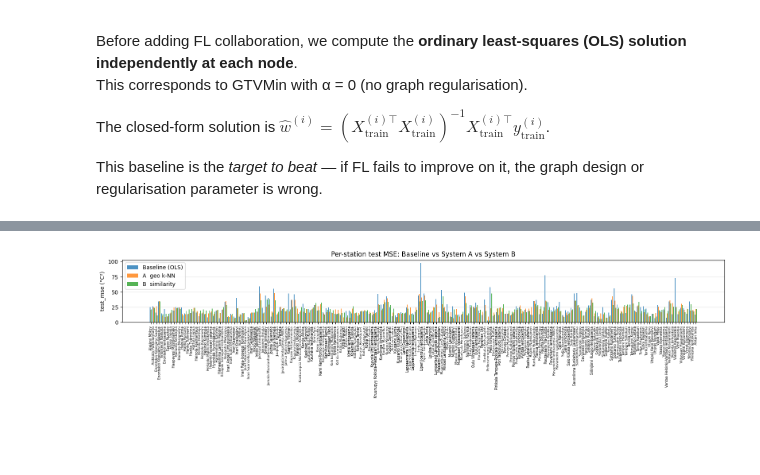
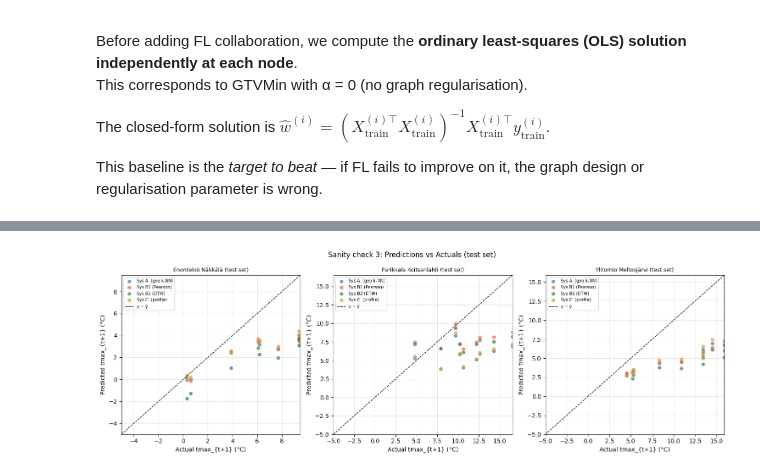
Before and after one commit to VikaMokhovikova/federated_learning26, a Jupyter notebook: fl.ipynb, the cells around one changed output, grey strips where cells are left out. Saved outputs shown, nothing was run; the diff lists cells and outputs as text; code cells hidden in the pictures; blank space fills up the shorter version.

```diff
--- a/fl.ipynb
+++ b/fl.ipynb
@@ -112,7 +147,6 @@ tmin range: -37.6 to 2.1 °C
 example_stations = ["Helsinki Kaisaniemi", "Sodankylä", "Rovaniemi lentoasema"]
 example_stations = [s for s in example_stations if s in df["station"].values]
 
-# Fallback: pick 3 stations spread from south to north
 if len(example_stations) < 3:
     meta_sorted = get_station_meta(df).sort_values("lat")
     example_stations = [
@@ -121,11 +155,12 @@ if len(example_stations) < 3:
         meta_sorted.iloc[-1]["station"],
     ]
 
+colors = ["tomato", "steelblue", "seagreen"]
 fig, ax = plt.subplots(figsize=(13, 4))
-for sname in example_stations:
+for sname, color in zip(example_stations, colors):
     sub = df[df["station"] == sname].sort_values("day")
-    ax.plot(sub["day"], sub["tmax"], label=f"{sname} (tmax)", linewidth=1.5)
-    ax.plot(sub["day"], sub["tmin"], linestyle="--", linewidth=1, alpha=0.6)
+    ax.plot(sub["day"], sub["tmax"], label=f"{sname} (tmax)", color=color, linewidth=1.5)
+    ax.plot(sub["day"], sub["tmin"], label=f"{sname} (tmin)", color=color, linewidth=1, linestyle="--", alpha=0.6)
 ax.set_title("Daily tmax (solid) and tmin (dashed) for three example stations")
 ax.set_ylabel("°C")
 ax.legend(fontsize=8)
@@ -152,7 +197,11 @@ A linear model is:
 (Random shuffling is *not* valid for time-series data.)
 # %%
 # ── Build per-station datasets ───────────────────────────────────────────────
-NODE_DATASETS = build_node_datasets(df, min_points=30)
+# Use extended features when wind/pressure data was loaded successfully
+_extra = EXTRA_FEATURES if _wp_path is not None else ["tday", "rrday", "snow"]
+_extra = [f for f in _extra if f in df.columns]  # guard against missing cols
+
+NODE_DATASETS = build_node_datasets(df, min_points=30, extra_features=_extra)
 NODE_DATASETS = chronological_split(NODE_DATASETS, train_frac=0.60, val_frac=0.20)
 NODE_DATASETS = standardize_node_datasets(NODE_DATASETS)
 
@@ -166,6 +215,6 @@ ex = NODE_DATASETS[ex_name]
 print(f"\nExample station: '{ex_name}'")
 print(f"  Total pairs     : {len(ex['y'])}")
 print(f"  Train / Val / Test: {len(ex['train_idx'])} / {len(ex['val_idx'])} / {len(ex['test_idx'])}")
-print(f"  X shape         : {ex['X_std'].shape}   (columns: bias, tmin_std, tmax_std)")
+print(f"  X shape         : {ex['X_std'].shape}   (feature names: {ex['feature_names']})")
 print(f"  y range         : [{ex['y'].min():.1f}, {ex['y'].max():.1f}] °C")
 # %% [output]
@@ -610,13 +891,42 @@ Test MSE improvement vs OLS baseline:
 # %%
-# ── Per-station test MSE for the two primary FL systems vs baseline ───────────
-comparison_3 = {
-    "Baseline (OLS)":    ev_baseline,
-    "A  geo k-NN":       evaluate(result_A["W"],   NODE_DATASETS, SHARED_NAMES),
-    "B  similarity":     evaluate(result_B["W"],   NODE_DATASETS, SHARED_NAMES),
-}
-fig, ax = plot_per_station_mse(comparison_3, split="test_mse", figsize=(16, 4))
-ax.set_title("Per-station test MSE: Baseline vs System A vs System B")
+# ── Sanity check 3: Predictions vs Actuals scatter ───────────────────────────
+# Points near the diagonal y=x indicate good predictions.
+# We show test-set predictions for 3 example stations across all 4 FL systems.
+
+example_stations = [SHARED_NAMES[0],
+                    SHARED_NAMES[len(SHARED_NAMES) // 2],
+                    SHARED_NAMES[-1]]
+
+fig, axes = plt.subplots(1, 3, figsize=(15, 5))
+
+for ax, stn in zip(axes, example_stations):
+    idx_in_shared = SHARED_NAMES.index(stn)
+    data   = NODE_DATASETS[stn]
+    te_idx = data["test_idx"]
+    y_true = data["y"][te_idx]
+
+    colors_sys = ["steelblue", "tomato", "seagreen", "goldenrod"]
+    sys_names  = list(systems.keys())
+
+    for color, sys_name in zip(colors_sys, sys_names):
+        W_sys = results[sys_name]["W"]
+        y_hat = data["X_std"][te_idx] @ W_sys[idx_in_shared]
+        ax.scatter(y_true, y_hat, s=25, alpha=0.7, color=color,
+                   label=f"Sys {sys_name}")
+
+    # Diagonal reference line
+    lim = [min(y_true.min(), -5), max(y_true.max(), 5)]
+    ax.plot(lim, lim, "k--", linewidth=1, label="y = ŷ")
+    ax.set_xlim(lim); ax.set_ylim(lim)
+    ax.set_xlabel("Actual tmax_{t+1} (°C)")
+    ax.set_ylabel("Predicted tmax_{t+1} (°C)")
+    ax.set_title(f"{stn} (test set)", fontsize=9)
+    ax.legend(fontsize=7)
+    ax.grid(True, alpha=0.3)
+
+plt.suptitle("Sanity check 3: Predictions vs Actuals (test set)", fontsize=12)
+plt.tight_layout()
 plt.show()
 # %% [output]
-[figure, old version]
+[figure, new version]
 # %%
```
Also changed, not shown: parts of 38 cells of this notebook, 9 other files.
